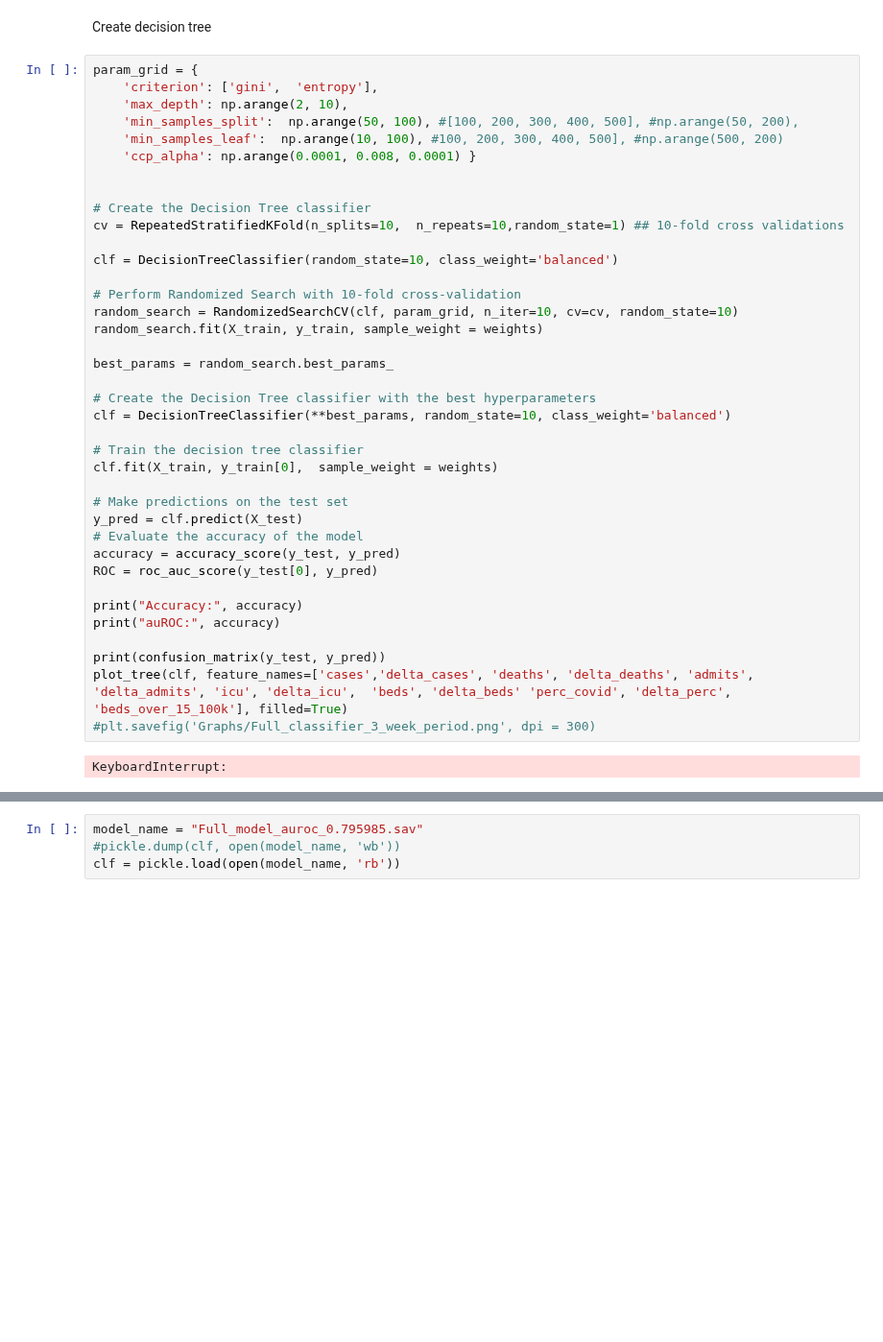
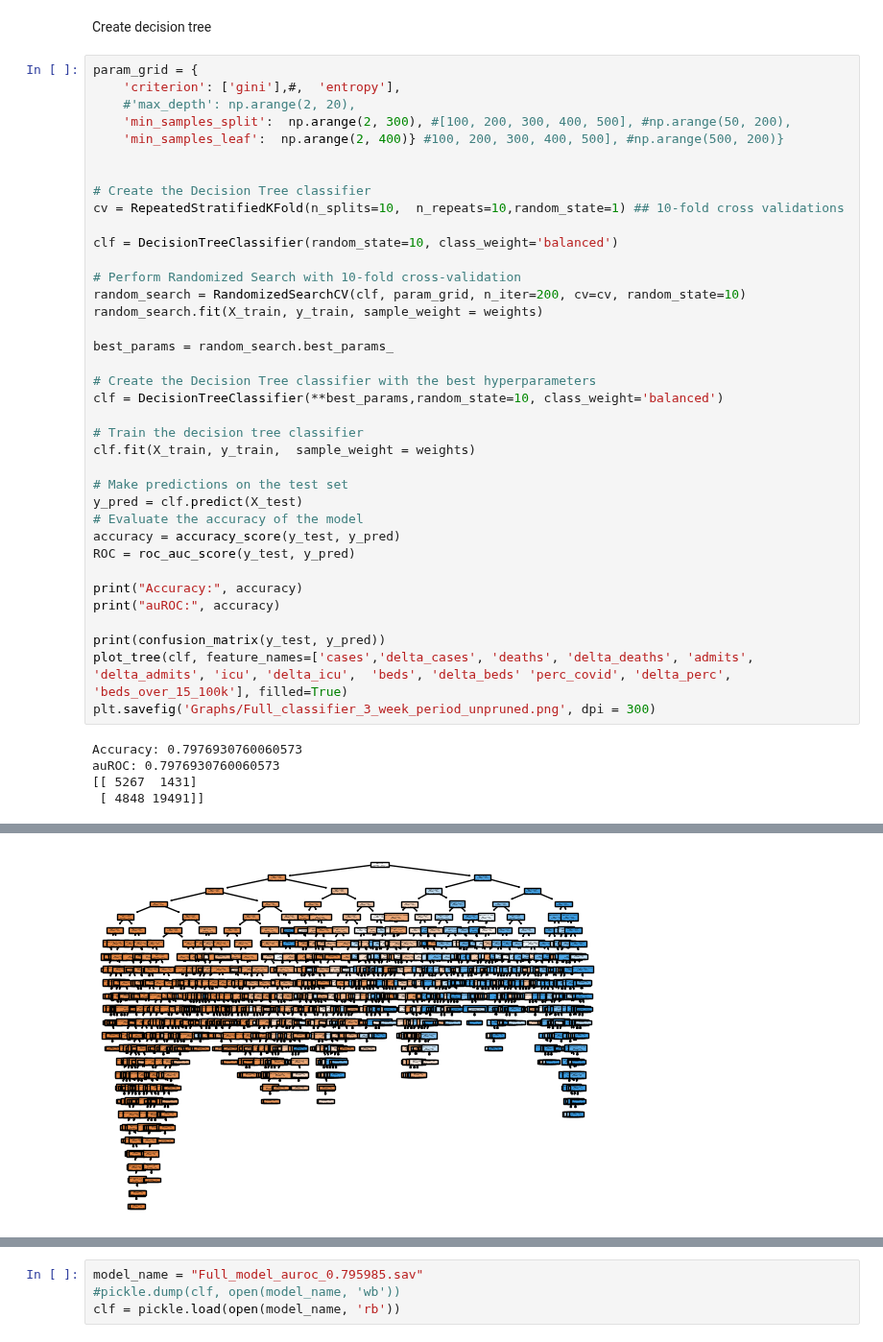
Before and after one commit to RachelMurray-Watson/COVID_forecasting, a Jupyter notebook: HSA_classifier.ipynb, the cells around one changed output, grey strips where cells are left out. Shown at 96% size. Cells and saved outputs as stored; diff of their text form; blank space fills up the shorter version.

```diff
--- a/HSA_classifier.ipynb
+++ b/HSA_classifier.ipynb
@@ -244,11 +244,10 @@ weights = weights[0].to_numpy()
 Create decision tree
 # %%
 param_grid = {
-    'criterion': ['gini',  'entropy'],
-    'max_depth': np.arange(2, 10),
-    'min_samples_split':  np.arange(50, 100), #[100, 200, 300, 400, 500], #np.arange(50, 200),
-    'min_samples_leaf':  np.arange(10, 100), #100, 200, 300, 400, 500], #np.arange(500, 200)
-    'ccp_alpha': np.arange(0.0001, 0.008, 0.0001) }
+    'criterion': ['gini'],#,  'entropy'],
+    #'max_depth': np.arange(2, 20),
+    'min_samples_split':  np.arange(2, 300), #[100, 200, 300, 400, 500], #np.arange(50, 200),
+    'min_samples_leaf':  np.arange(2, 400)} #100, 200, 300, 400, 500], #np.arange(500, 200)}
 
 
 # Create the Decision Tree classifier
@@ -257,28 +256,31 @@ cv = RepeatedStratifiedKFold(n_splits=10,  n_repeats=10,random_state=1) ## 10-fo
 clf = DecisionTreeClassifier(random_state=10, class_weight='balanced')
 
 # Perform Randomized Search with 10-fold cross-validation
-random_search = RandomizedSearchCV(clf, param_grid, n_iter=10, cv=cv, random_state=10)
+random_search = RandomizedSearchCV(clf, param_grid, n_iter=200, cv=cv, random_state=10)
 random_search.fit(X_train, y_train, sample_weight = weights)
 
 best_params = random_search.best_params_
 
 # Create the Decision Tree classifier with the best hyperparameters
-clf = DecisionTreeClassifier(**best_params, random_state=10, class_weight='balanced')
+clf = DecisionTreeClassifier(**best_params,random_state=10, class_weight='balanced')
 
 # Train the decision tree classifier
-clf.fit(X_train, y_train[0],  sample_weight = weights)
+clf.fit(X_train, y_train,  sample_weight = weights)
 
 # Make predictions on the test set
 y_pred = clf.predict(X_test)
 # Evaluate the accuracy of the model
 accuracy = accuracy_score(y_test, y_pred)
-ROC = roc_auc_score(y_test[0], y_pred)
+ROC = roc_auc_score(y_test, y_pred)
 
 print("Accuracy:", accuracy)
 print("auROC:", accuracy)
 
 print(confusion_matrix(y_test, y_pred))
 plot_tree(clf, feature_names=['cases','delta_cases', 'deaths', 'delta_deaths', 'admits', 'delta_admits', 'icu', 'delta_icu',  'beds', 'delta_beds' 'perc_covid', 'delta_perc', 'beds_over_15_100k'], filled=True)
-#plt.savefig('Graphs/Full_classifier_3_week_period.png', dpi = 300)
+plt.savefig('Graphs/Full_classifier_3_week_period_unpruned.png', dpi = 300)
 # %% [output]
-KeyboardInterrupt:
+Accuracy: 0.7976930760060573
+auROC: 0.7976930760060573
+[[ 5267  1431]
+ [ 4848 19491]]
@@ -284,0 +304 @@ KeyboardInterrupt:
+[figure, added]
```
Also changed, not shown: parts of 11 cells of this notebook, 4 other files.
